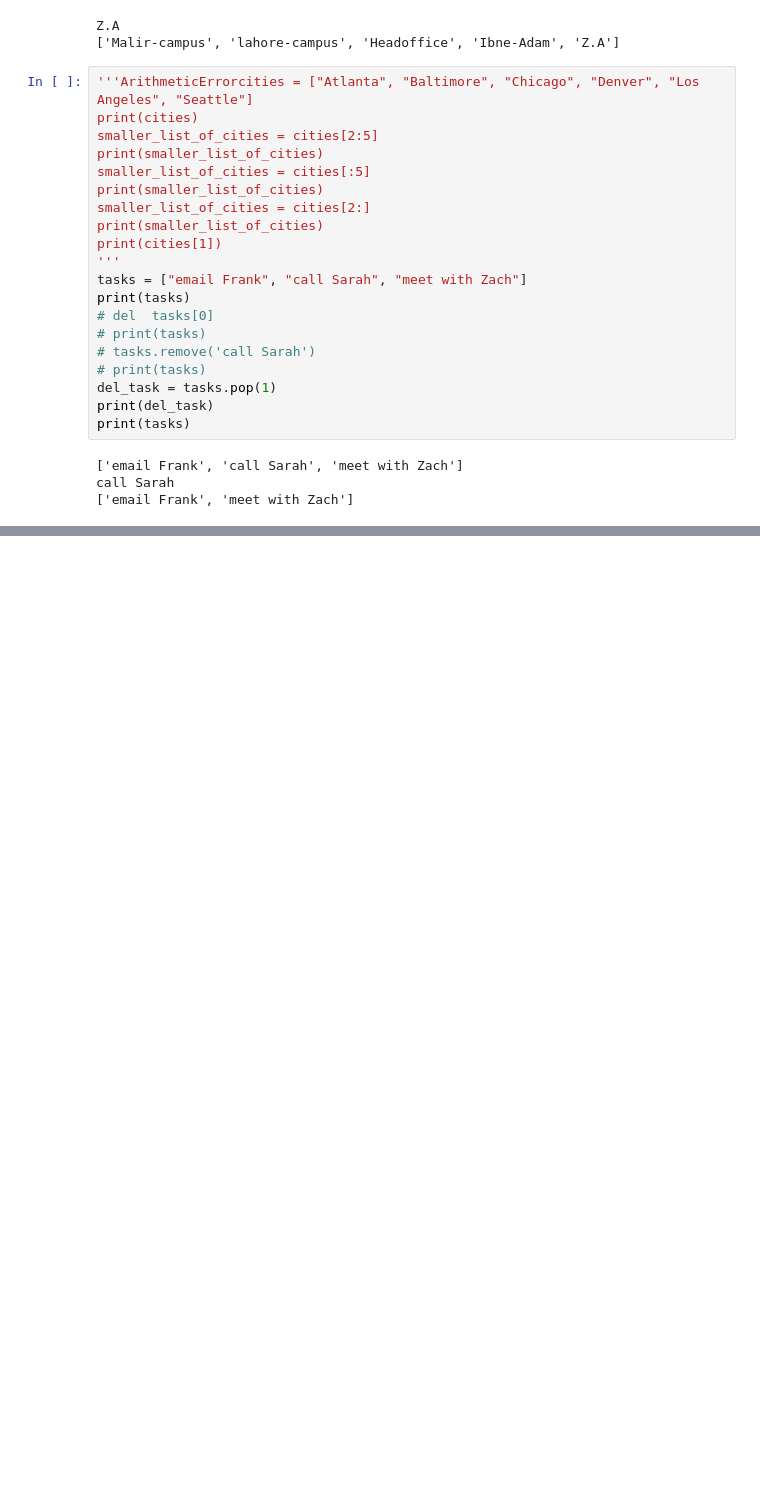
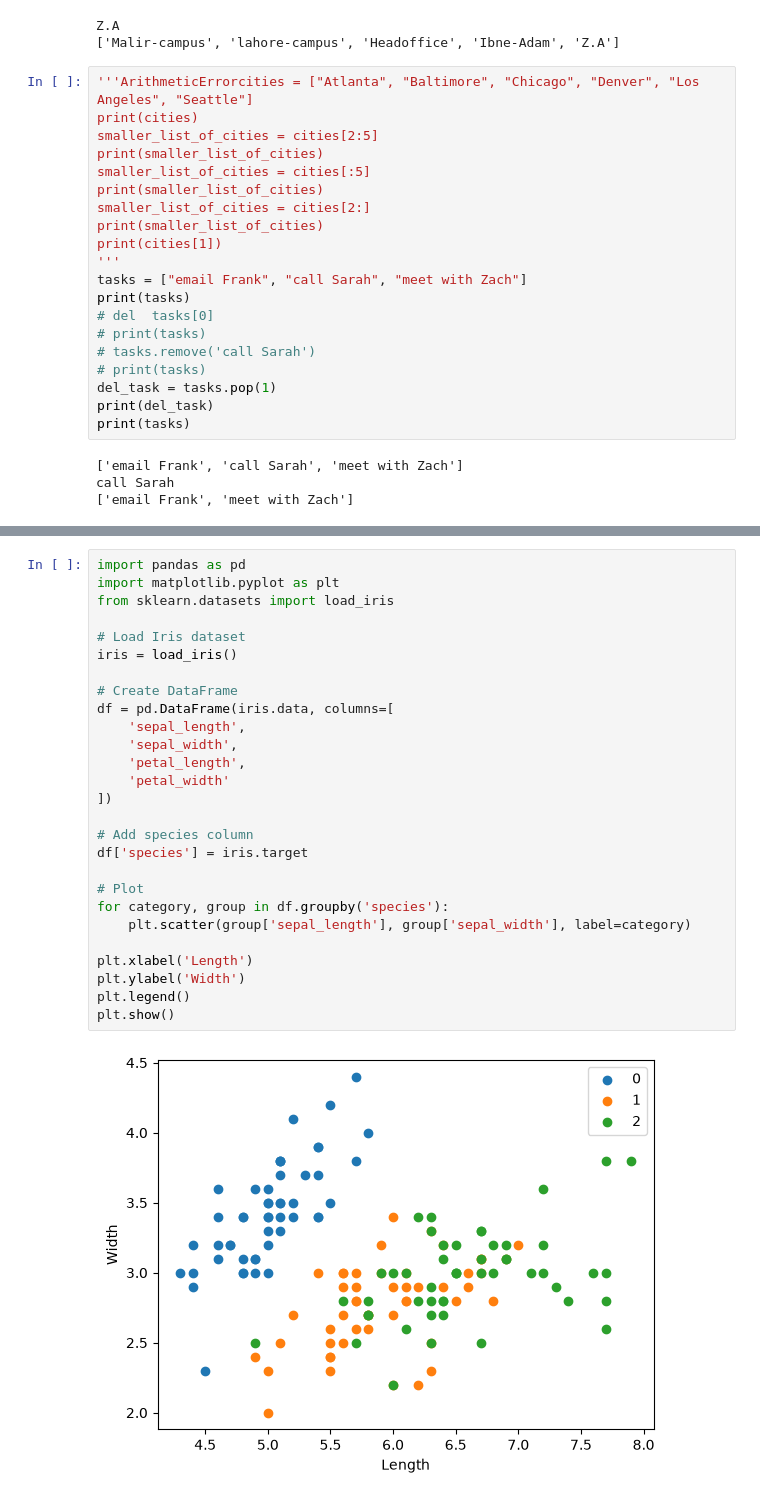
Before and after one commit to zafar-alam/data-analytics-with-python, a Jupyter notebook: DA-with-python/Module1/demo.ipynb, the cells around one changed output, grey strips where cells are left out. Drawn from its saved outputs; the diff is of its cells as text; blank space fills up the shorter version.

```diff
--- a/DA-with-python/Module1/demo.ipynb
+++ b/DA-with-python/Module1/demo.ipynb
@@ -342,0 +662,29 @@ call Sarah
+# %%
+import pandas as pd
+import matplotlib.pyplot as plt
+from sklearn.datasets import load_iris
+
+# Load Iris dataset
+iris = load_iris()
+
+# Create DataFrame
+df = pd.DataFrame(iris.data, columns=[
+    'sepal_length',
+    'sepal_width',
+    'petal_length',
+    'petal_width'
+])
+
+# Add species column
+df['species'] = iris.target
+
+# Plot
+for category, group in df.groupby('species'):
+    plt.scatter(group['sepal_length'], group['sepal_width'], label=category)
+
+plt.xlabel('Length')
+plt.ylabel('Width')
+plt.legend()
+plt.show()
+# %% [output]
+[figure, added]
```
Also changed, not shown: parts of 20 cells of this notebook, 6 other files.
